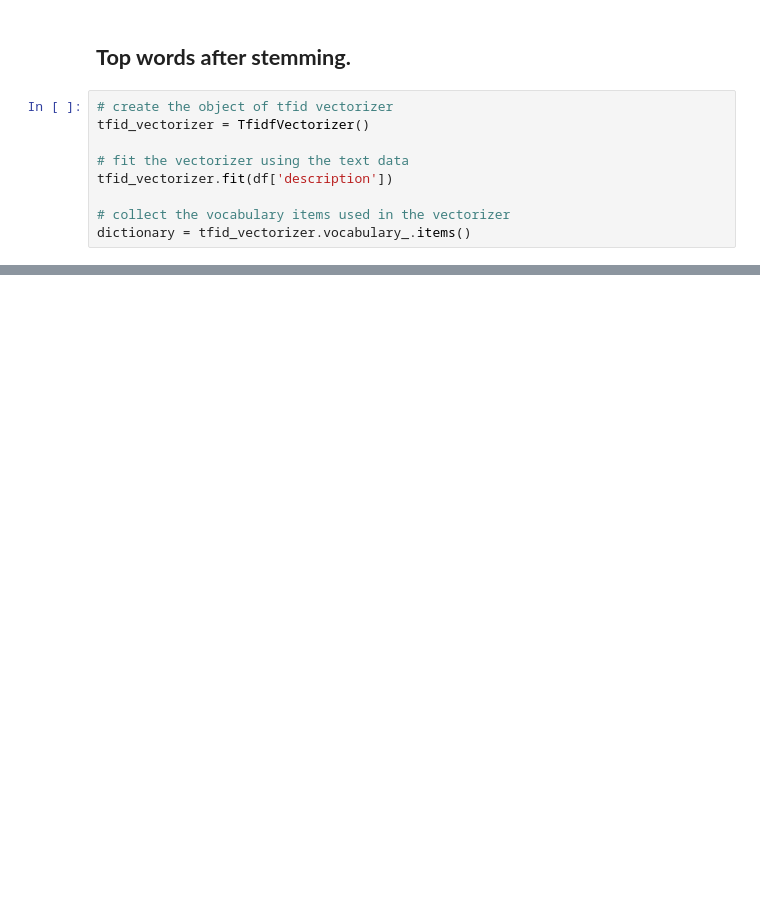
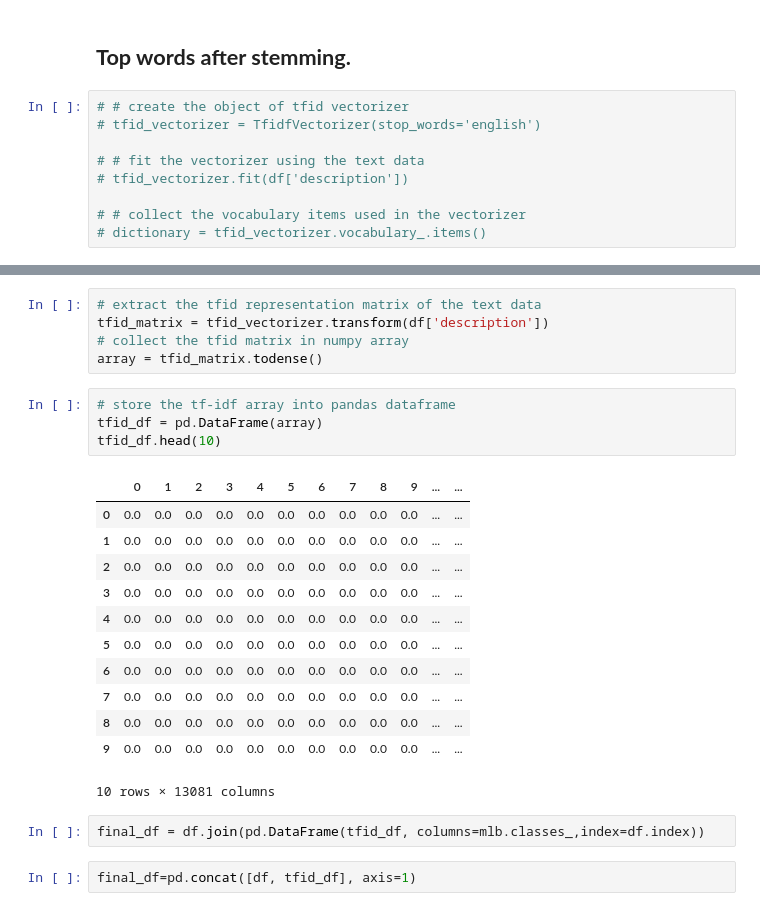
Before and after one commit to Shashwat-spyder/Netflix-movies-and-tv-shows-recommendation-system, a Jupyter notebook: NETFLIX_MOVIES_AND_TV_SHOWS_CLUSTERING.ipynb, the cells around one changed output, grey strips where cells are left out. Drawn from its saved outputs; the diff is of its cells as text; blank space fills up the shorter version.

```diff
--- a/NETFLIX_MOVIES_AND_TV_SHOWS_CLUSTERING.ipynb
+++ b/NETFLIX_MOVIES_AND_TV_SHOWS_CLUSTERING.ipynb
@@ -878,11 +871,11 @@ df.head(10)
 # %% [markdown]
 ## **Top words after stemming.**
 # %%
-# create the object of tfid vectorizer
-tfid_vectorizer = TfidfVectorizer()
+# # create the object of tfid vectorizer
+# tfid_vectorizer = TfidfVectorizer(stop_words='english')
 
-# fit the vectorizer using the text data
-tfid_vectorizer.fit(df['description'])
+# # fit the vectorizer using the text data
+# tfid_vectorizer.fit(df['description'])
 
-# collect the vocabulary items used in the vectorizer
-dictionary = tfid_vectorizer.vocabulary_.items()
+# # collect the vocabulary items used in the vectorizer
+# dictionary = tfid_vectorizer.vocabulary_.items()
@@ -888,0 +899,26 @@ dictionary = tfid_vectorizer.vocabulary_.items()
+# %%
+# extract the tfid representation matrix of the text data
+tfid_matrix = tfid_vectorizer.transform(df['description'])
+# collect the tfid matrix in numpy array
+array = tfid_matrix.todense()
+# %%
+# store the tf-idf array into pandas dataframe
+tfid_df = pd.DataFrame(array)
+tfid_df.head(10)
+# %% [output]
+|  | 0 | 1 | 2 | 3 | 4 | 5 | 6 | 7 | 8 | 9 | ... | ... |
+| 0 | 0.0 | 0.0 | 0.0 | 0.0 | 0.0 | 0.0 | 0.0 | 0.0 | 0.0 | 0.0 | ... | ... |
+| 1 | 0.0 | 0.0 | 0.0 | 0.0 | 0.0 | 0.0 | 0.0 | 0.0 | 0.0 | 0.0 | ... | ... |
+| 2 | 0.0 | 0.0 | 0.0 | 0.0 | 0.0 | 0.0 | 0.0 | 0.0 | 0.0 | 0.0 | ... | ... |
+| 3 | 0.0 | 0.0 | 0.0 | 0.0 | 0.0 | 0.0 | 0.0 | 0.0 | 0.0 | 0.0 | ... | ... |
+| 4 | 0.0 | 0.0 | 0.0 | 0.0 | 0.0 | 0.0 | 0.0 | 0.0 | 0.0 | 0.0 | ... | ... |
+| 5 | 0.0 | 0.0 | 0.0 | 0.0 | 0.0 | 0.0 | 0.0 | 0.0 | 0.0 | 0.0 | ... | ... |
+| 6 | 0.0 | 0.0 | 0.0 | 0.0 | 0.0 | 0.0 | 0.0 | 0.0 | 0.0 | 0.0 | ... | ... |
+| 7 | 0.0 | 0.0 | 0.0 | 0.0 | 0.0 | 0.0 | 0.0 | 0.0 | 0.0 | 0.0 | ... | ... |
+| 8 | 0.0 | 0.0 | 0.0 | 0.0 | 0.0 | 0.0 | 0.0 | 0.0 | 0.0 | 0.0 | ... | ... |
+| 9 | 0.0 | 0.0 | 0.0 | 0.0 | 0.0 | 0.0 | 0.0 | 0.0 | 0.0 | 0.0 | ... | ... |
+10 rows × 13081 columns
+# %%
+final_df = df.join(pd.DataFrame(tfid_df, columns=mlb.classes_,index=df.index))
+# %%
+final_df=pd.concat([df, tfid_df], axis=1)
```
Also changed, not shown: parts of 11 cells of this notebook.
